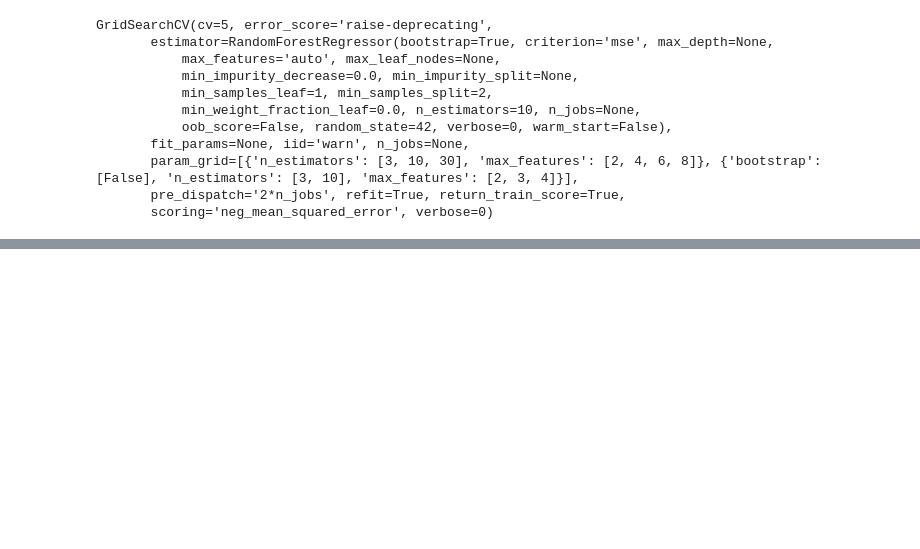
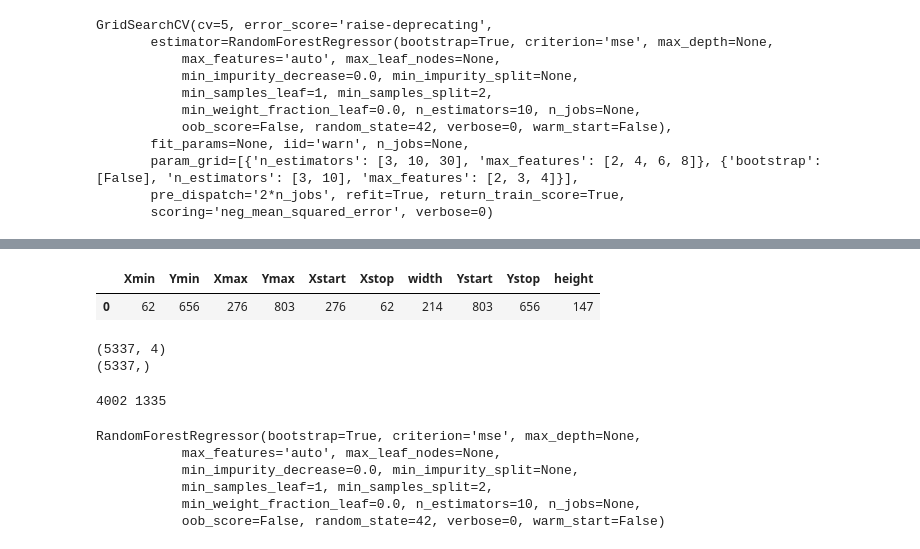
Before and after one commit to KonstantinKlepikov/mlbootcamp, a Jupyter notebook: cleaning_data.ipynb, the cells around one changed output, grey strips where cells are left out. Saved outputs shown, nothing was run; the diff lists cells and outputs as text; code cells hidden in the pictures; blank space fills up the shorter version.

```diff
--- a/cleaning_data.ipynb
+++ b/cleaning_data.ipynb
@@ -68,12 +85,18 @@ data["iou"].mean()
 # %% [output]
 0.5058725791429202
 # %%
-votes['Xstart'] = votes[['Xmax','Xmin']].apply(max, axis=1)
-votes['Xstop'] = votes[['Xmax','Xmin']].apply(min, axis=1)
-votes['width'] = votes['Xstart'] - votes['Xstop']
-votes['Ystart'] = votes[['Ymax','Ymin']].apply(max, axis=1)
-votes['Ystop'] = votes[['Ymax','Ymin']].apply(min, axis=1)
-votes['height'] = votes['Ystart'] - votes['Ystop']
+# делаем новые признаки
+def syntesator(pd_massive):
+    pd_massive['Xstart'] = pd_massive[['Xmax','Xmin']].apply(max, axis=1)
+    pd_massive['Xstop'] = pd_massive[['Xmax','Xmin']].apply(min, axis=1)
+    pd_massive['width'] = pd_massive['Xstart'] - votes['Xstop']
+    pd_massive['Ystart'] = pd_massive[['Ymax','Ymin']].apply(max, axis=1)
+    pd_massive['Ystop'] = pd_massive[['Ymax','Ymin']].apply(min, axis=1)
+    pd_massive['height'] = pd_massive['Ystart'] - votes['Ystop']
+    return pd_massive
+# %%
+votes = syntesator(votes)
+clear_votes = syntesator(clear_votes)
 # %%
 answers['Xstart_true'] = answers[['Xmax_true','Xmin_true']].apply(max, axis=1)
 answers['Xstop_true'] = answers[['Xmax_true','Xmin_true']].apply(min, axis=1)
@@ -110,0 +107,4 @@ np_data_labels = transform_pipeline.fit_transform(np_data_labels)
+# %%
+# собираем весь сет данных в один массив
+full_set = votes.merge(answers, how='left', on='itemId', sort=False)
+print("Sanity check: ", sum(full_set.index - votes.index))
@@ -110,0 +137,8 @@ np_data_labels = transform_pipeline.fit_transform(np_data_labels)
+# %%
+# делаем тестовые выборки
+X = full_set.drop(['userId', 'itemId', 'Xmin_true','Ymin_true', 'Xmax_true', 'Ymax_true', 'Xstart_true',
+                                       'Xstop_true', 'width_true', 'Ystart_true', 'Ystop_true', 'height_true'], axis=1)
+y = full_set_quorum["iou"]
+print(X.shape)
+print(y.shape)
+N, d = X.shape
@@ -278,0 +332,22 @@ array([0.0025039 , 0.08724773, 0.10103802, 0.20918652, 0.09343469,
+# %%
+X.head(1)
+# %% [output]
+|  | Xmin | Ymin | Xmax | Ymax | Xstart | Xstop | width | Ystart | Ystop | height |
+| 0 | 62 | 656 | 276 | 803 | 276 | 62 | 214 | 803 | 656 | 147 |
+# %%
+# далее попробуем сократить кол-во решающих параметров
+X1 = full_set.drop(['itemId', 'userId', 'Xmin_true','Ymin_true',
+                    'Xmax_true', 'Ymax_true', 'Xstart_true', 'Xstop_true', 'width_true', 'Ystart_true',
+                    'Ystop_true', 'height_true', 'Xstart', 'Xstop', 'Ystart', 'Ystop', 'height', 'width'], axis=1)
+print(X1.shape)
+print(y.shape)
+N, d = X1.shape
+# %% [output]
+(5337, 4)
+(5337,)
+# %%
+X1_train, X1_test, y_train, y_test = train_test_split(X1, y, test_size = 0.25, random_state = 42)
+N1_train, _ = X1_train.shape
+print(N1_train, N_test)
+# %% [output]
+4002 1335
@@ -278,0 +357,10 @@ array([0.0025039 , 0.08724773, 0.10103802, 0.20918652, 0.09343469,
+# %%
+synt_forest_reg = RandomForestRegressor(n_estimators=10, random_state=42)
+synt_forest_reg.fit(X1_train, y_train)
+# %% [output]
+RandomForestRegressor(bootstrap=True, criterion='mse', max_depth=None,
+           max_features='auto', max_leaf_nodes=None,
+           min_impurity_decrease=0.0, min_impurity_split=None,
+           min_samples_leaf=1, min_samples_split=2,
+           min_weight_fraction_leaf=0.0, n_estimators=10, n_jobs=None,
+           oob_score=False, random_state=42, verbose=0, warm_start=False)
```
Also changed, not shown: parts of 48 cells of this notebook, 1 other file.
